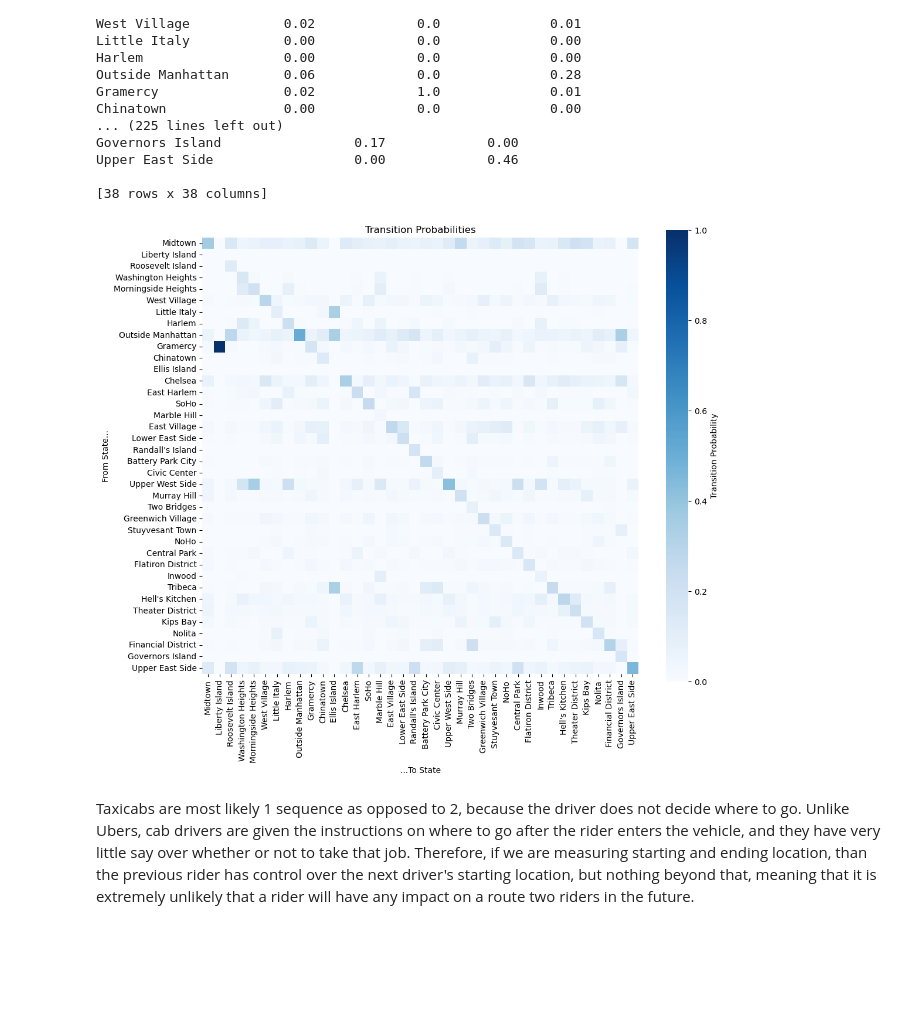
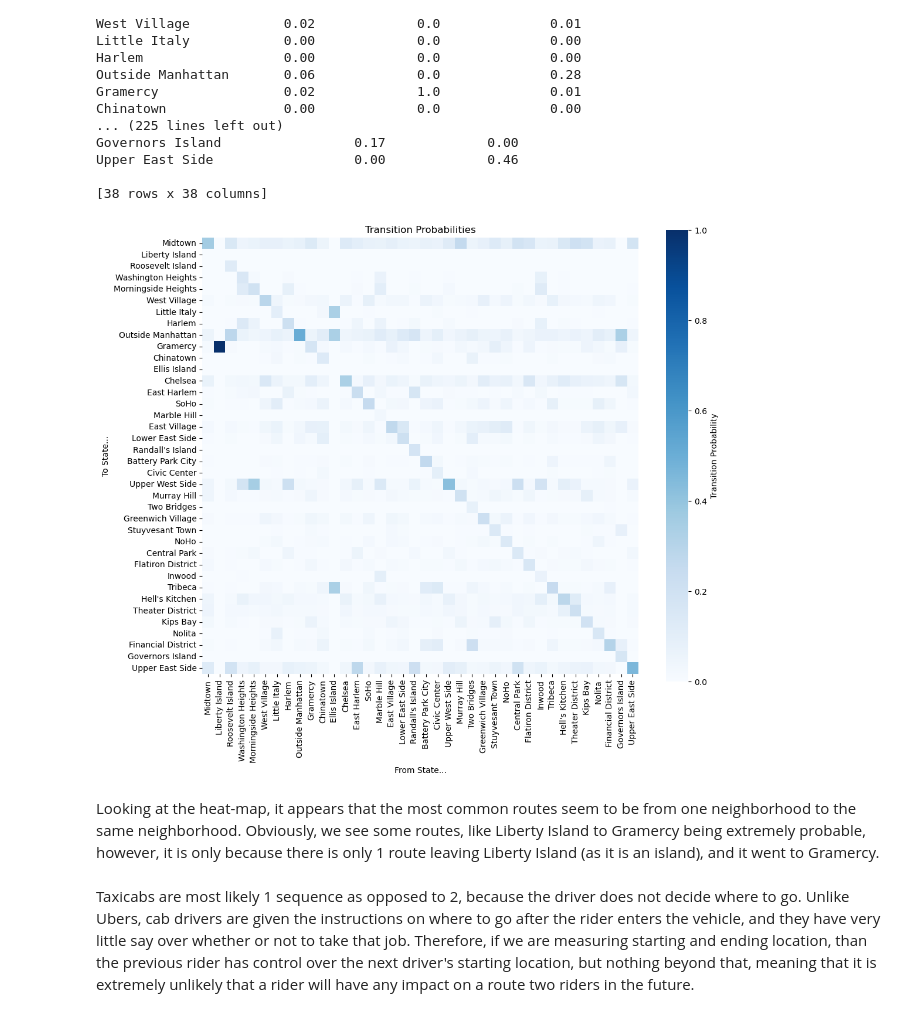
Before and after one commit to Joekam03/practice1, a Jupyter notebook: assignment_5.ipynb, the cells around one changed output. Saved outputs shown, nothing was run; the diff lists cells and outputs as text; code cells hidden in the pictures; blank space fills up the shorter version.

```diff
--- a/assignment_5.ipynb
+++ b/assignment_5.ipynb
@@ -499,21 +506,23 @@ Upper East Side                  0.00             0.46
 # %%
 import matplotlib.pyplot as plt
 plt.figure(figsize=(12, 10))
 sns.heatmap(tr_pr,
             cmap='Blues',
             square=True,
             xticklabels=states,
             yticklabels=states,
             cbar_kws={'label': 'Transition Probability'})
 
 plt.title('Transition Probabilities')
-plt.xlabel('...To State')
-plt.ylabel('From State...')
+plt.xlabel('From State...')
+plt.ylabel('To State...')
 plt.xticks(rotation=90)
 plt.yticks(rotation=0)
 plt.show()
 # %% [output]
-[figure, old version]
+[figure, new version]
+# %% [markdown]
+Looking at the heat-map, it appears that the most common routes seem to be from one neighborhood to the same neighborhood. Obviously, we see some routes, like Liberty Island to Gramercy being extremely probable, however, it is only because there is only 1 route leaving Liberty Island (as it is an island), and it went to Gramercy.
 # %% [markdown]
 Taxicabs are most likely 1 sequence as opposed to 2, because the driver does not decide where to go. Unlike Ubers, cab drivers are given the instructions on where to go after the rider enters the vehicle, and they have very little say over whether or not to take that job. Therefore, if we are measuring starting and ending location, than the previous rider has control over the next driver's starting location, but nothing beyond that, meaning that it is extremely unlikely that a rider will have any impact on a route two riders in the future.
 # %%
```
Also changed, not shown: parts of 16 cells of this notebook.
